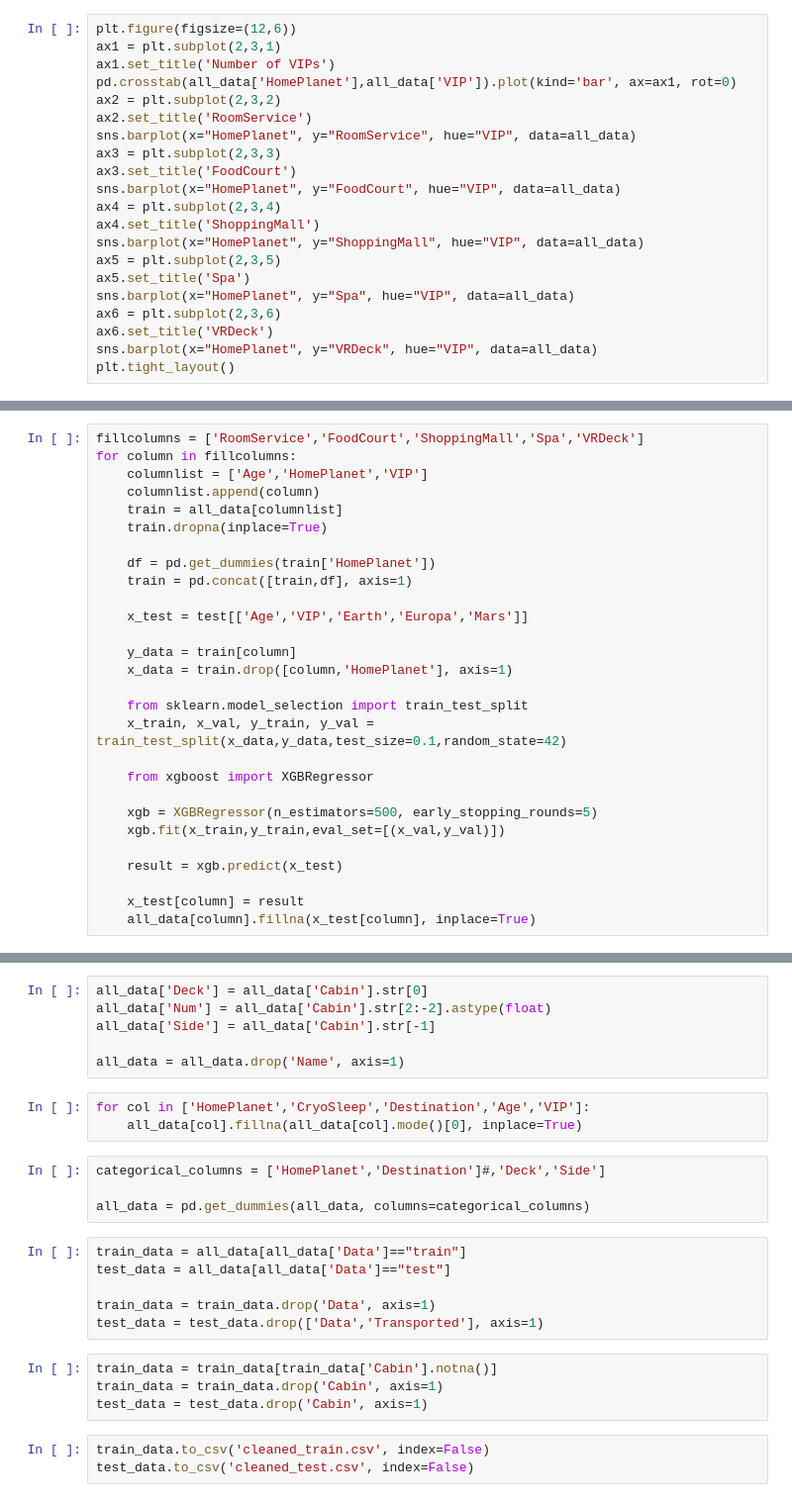
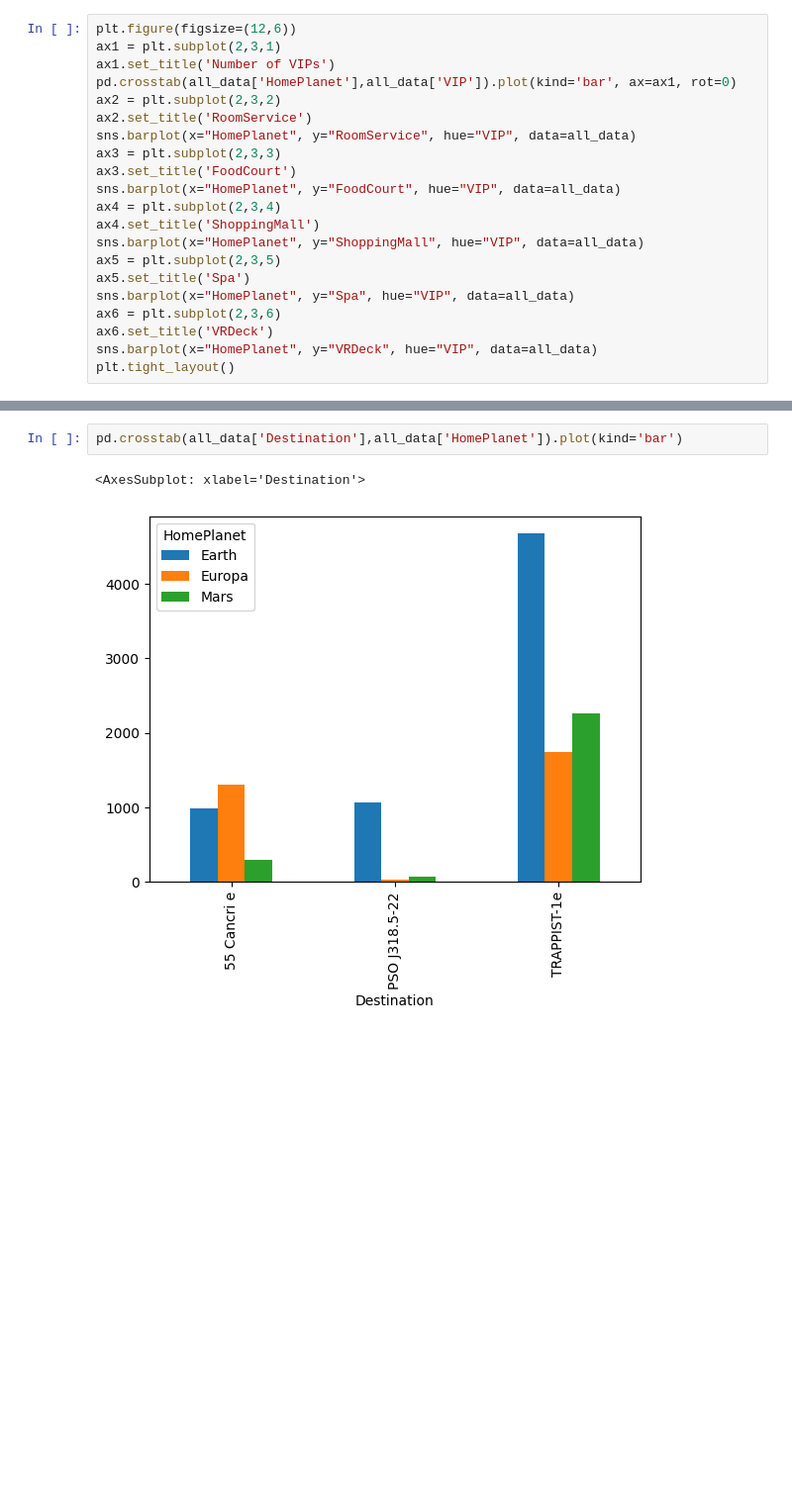
Before and after one commit to friskyspock/spaceship-titanic, a Jupyter notebook: analysis2.ipynb, the cells around one changed output, grey strips where cells are left out. Shown: that part at 99% size. Saved outputs shown, nothing was run; the diff lists cells and outputs as text; blank space fills up the shorter version.

```diff
--- a/analysis2.ipynb
+++ b/analysis2.ipynb
@@ -97,28 +70,0 @@ test = pd.concat([test, df], axis=1)
-# %%
-fillcolumns = ['RoomService','FoodCourt','ShoppingMall','Spa','VRDeck']
-for column in fillcolumns:
-    columnlist = ['Age','HomePlanet','VIP']
-    columnlist.append(column)
-    train = all_data[columnlist]
-    train.dropna(inplace=True)
-
-    df = pd.get_dummies(train['HomePlanet'])
-    train = pd.concat([train,df], axis=1)
-
-    x_test = test[['Age','VIP','Earth','Europa','Mars']]
-
-    y_data = train[column]
-    x_data = train.drop([column,'HomePlanet'], axis=1)
-
-    from sklearn.model_selection import train_test_split
-    x_train, x_val, y_train, y_val = train_test_split(x_data,y_data,test_size=0.1,random_state=42)
-
-    from xgboost import XGBRegressor
-
-    xgb = XGBRegressor(n_estimators=500, early_stopping_rounds=5)
-    xgb.fit(x_train,y_train,eval_set=[(x_val,y_val)])
-
-    result = xgb.predict(x_test)
-
-    x_test[column] = result
-    all_data[column].fillna(x_test[column], inplace=True)
@@ -127,26 +71,5 @@ all_data.isna().sum()
-# %%
-all_data['Deck'] = all_data['Cabin'].str[0]
-all_data['Num'] = all_data['Cabin'].str[2:-2].astype(float)
-all_data['Side'] = all_data['Cabin'].str[-1]
-
-all_data = all_data.drop('Name', axis=1)
-# %%
-for col in ['HomePlanet','CryoSleep','Destination','Age','VIP']:
-    all_data[col].fillna(all_data[col].mode()[0], inplace=True)
-# %%
-categorical_columns = ['HomePlanet','Destination']#,'Deck','Side']
-
-all_data = pd.get_dummies(all_data, columns=categorical_columns)
-# %%
-train_data = all_data[all_data['Data']=="train"]
-test_data = all_data[all_data['Data']=="test"]
-
-train_data = train_data.drop('Data', axis=1)
-test_data = test_data.drop(['Data','Transported'], axis=1)
-# %%
-train_data = train_data[train_data['Cabin'].notna()]
-train_data = train_data.drop('Cabin', axis=1)
-test_data = test_data.drop('Cabin', axis=1)
-# %%
-train_data.to_csv('cleaned_train.csv', index=False)
-test_data.to_csv('cleaned_test.csv', index=False)
+# %%
+pd.crosstab(all_data['Destination'],all_data['HomePlanet']).plot(kind='bar')
+# %% [output]
+<AxesSubplot: xlabel='Destination'>
+[figure, added]
```
Also changed, not shown: parts of 12 cells of this notebook, 9 other files.
